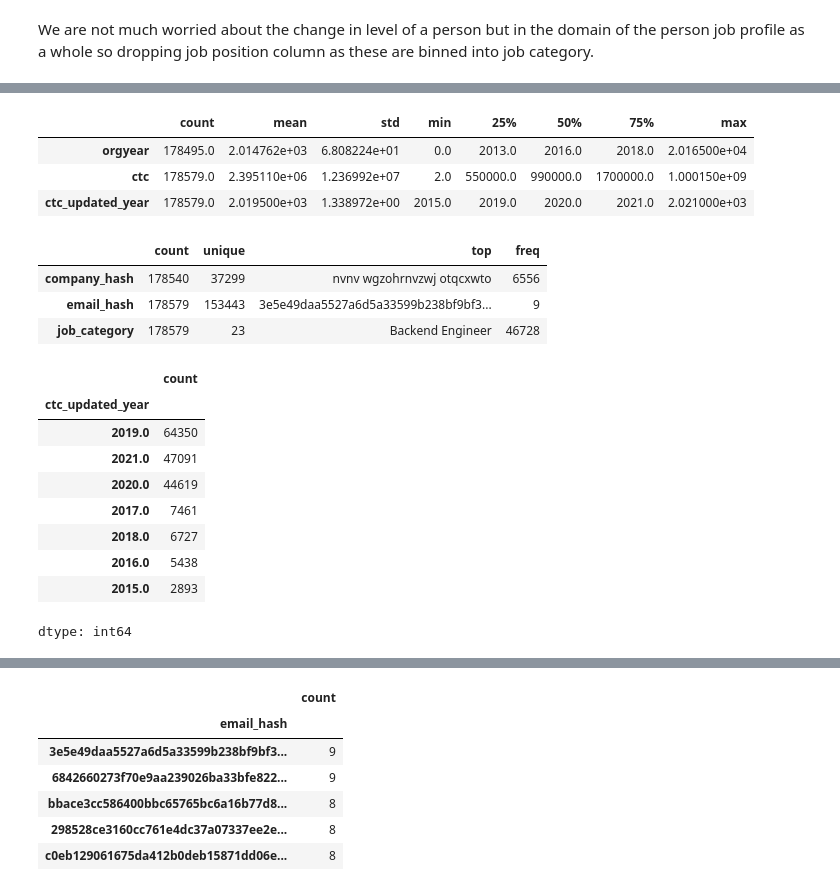
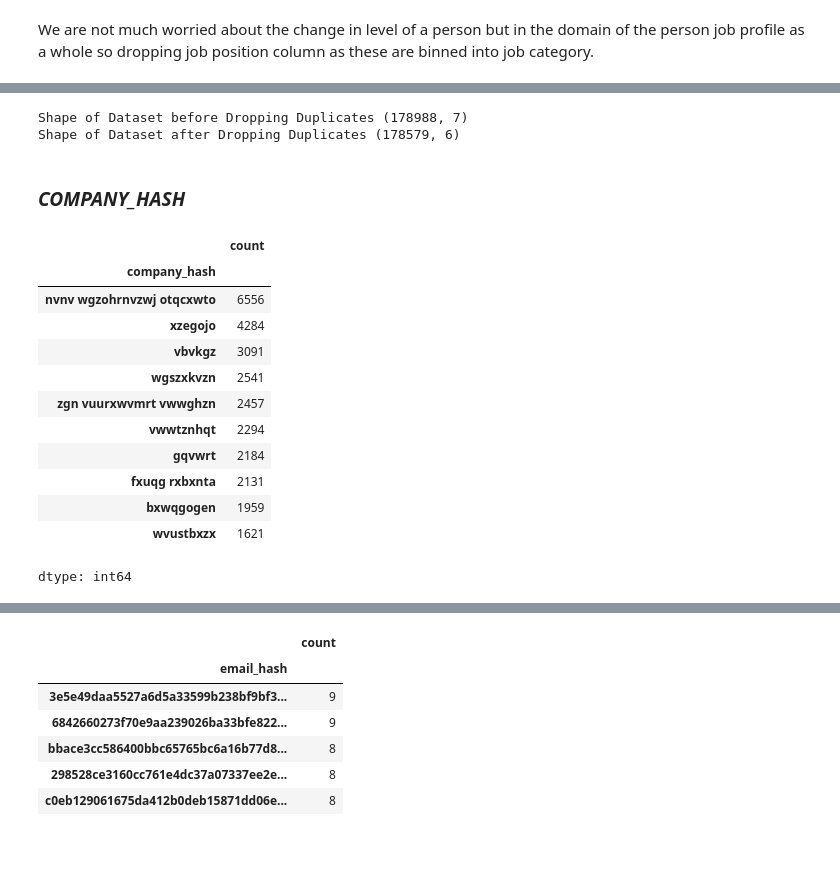
Before and after one commit to shamabansal17/Mapping-Learner-Career-Archetypes, a Jupyter notebook: Scaler_clustering_shama.ipynb, the cells around one changed output, grey strips where cells are left out. Saved outputs shown, nothing was run; the diff lists cells and outputs as text; code cells hidden in the pictures; blank space fills up the shorter version.

```diff
--- a/Scaler_clustering_shama.ipynb
+++ b/Scaler_clustering_shama.ipynb
@@ -550,27 +575,26 @@ dtype: int64
-# %%
-df_new.describe().T
-# %% [output]
-|  | count | mean | std | min | 25% | 50% | 75% | max |
-| orgyear | 178495.0 | 2.014762e+03 | 6.808224e+01 | 0.0 | 2013.0 | 2016.0 | 2018.0 | 2.016500e+04 |
-| ctc | 178579.0 | 2.395110e+06 | 1.236992e+07 | 2.0 | 550000.0 | 990000.0 | 1700000.0 | 1.000150e+09 |
-| ctc_updated_year | 178579.0 | 2.019500e+03 | 1.338972e+00 | 2015.0 | 2019.0 | 2020.0 | 2021.0 | 2.021000e+03 |
-# %%
-df_new.describe(include='object').T
-# %% [output]
-|  | count | unique | top | freq |
-| company_hash | 178540 | 37299 | nvnv wgzohrnvzwj otqcxwto | 6556 |
-| email_hash | 178579 | 153443 | 3e5e49daa5527a6d5a33599b238bf9bf3... | 9 |
-| job_category | 178579 | 23 | Backend Engineer | 46728 |
+# %%
+# dropping duplicates
+df_new.drop_duplicates(inplace=True)
+print('Shape of Dataset before Dropping Duplicates',df.shape)
+print('Shape of Dataset after Dropping Duplicates',df_new.shape)
+# %% [output]
+Shape of Dataset before Dropping Duplicates (178988, 7)
+Shape of Dataset after Dropping Duplicates (178579, 6)
+# %% [markdown]
+### *COMPANY_HASH*
 # %%
-df_new['ctc_updated_year'].value_counts()
+df_new['company_hash'].value_counts().head(10)
 # %% [output]
 |  | count |
-| ctc_updated_year |  |
-| 2019.0 | 64350 |
-| 2021.0 | 47091 |
-| 2020.0 | 44619 |
-| 2017.0 | 7461 |
-| 2018.0 | 6727 |
-| 2016.0 | 5438 |
-| 2015.0 | 2893 |
+| company_hash |  |
+| nvnv wgzohrnvzwj otqcxwto | 6556 |
+| xzegojo | 4284 |
+| vbvkgz | 3091 |
+| wgszxkvzn | 2541 |
+| zgn vuurxwvmrt vwwghzn | 2457 |
+| vwwtznhqt | 2294 |
+| gqvwrt | 2184 |
+| fxuqg rxbxnta | 2131 |
+| bxwqgogen | 1959 |
+| wvustbxzx | 1621 |
 dtype: int64
```
Also changed, not shown: parts of 165 cells of this notebook.
